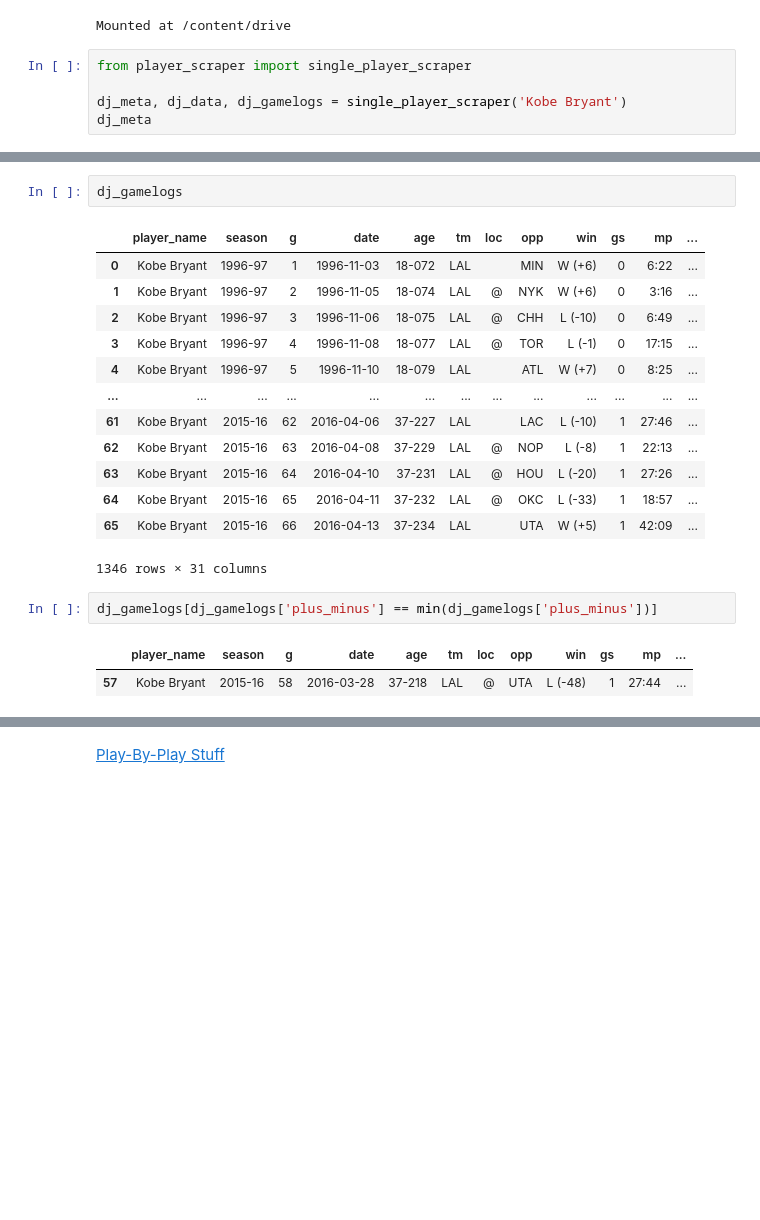
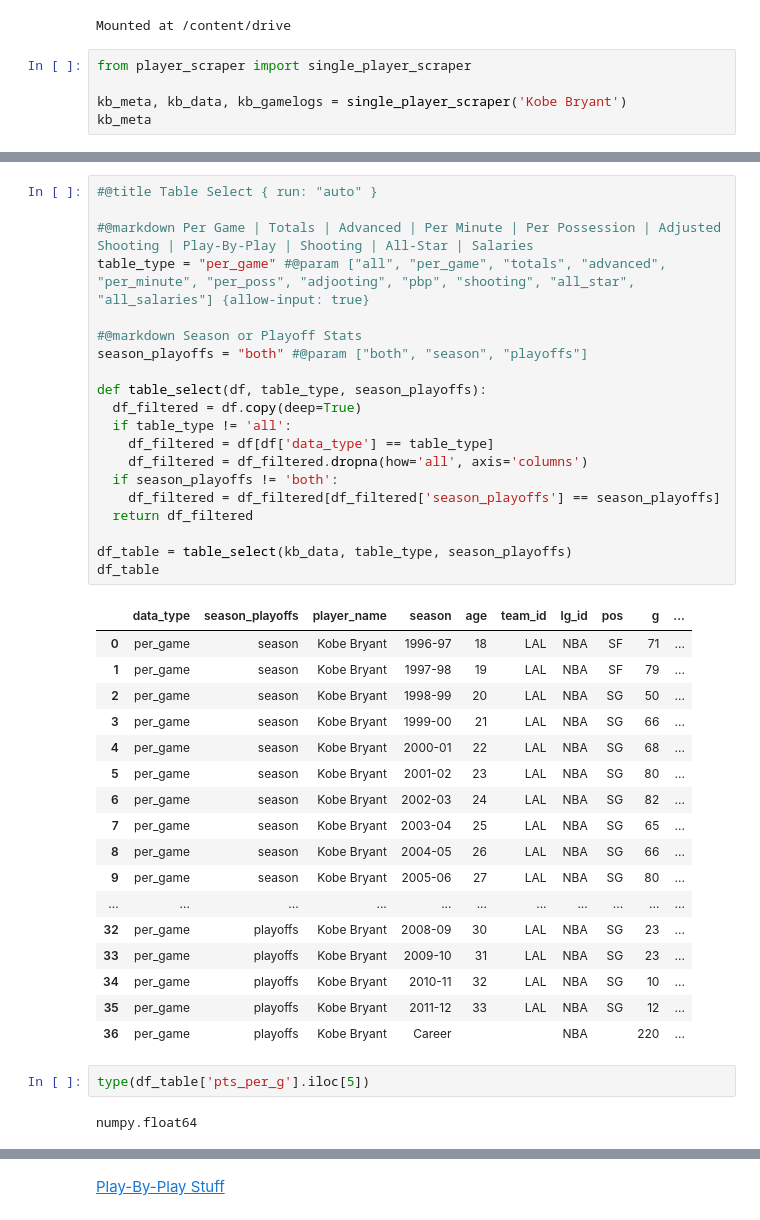
Before and after one commit to rahim-hashim/NBA-Prediction-Algorithms, a Jupyter notebook: single_player_search.ipynb, the cells around one changed output, grey strips where cells are left out. Cells and saved outputs as stored; diff of their text form; blank space fills up the shorter version.

```diff
--- a/single_player_search.ipynb
+++ b/single_player_search.ipynb
@@ -58,8 +58,8 @@ Mounted at /content/drive
 # %%
 from player_scraper import single_player_scraper
 
-dj_meta, dj_data, dj_gamelogs = single_player_scraper('Kobe Bryant')
-dj_meta
+kb_meta, kb_data, kb_gamelogs = single_player_scraper('Kobe Bryant')
+kb_meta
 # %% [output]
 Searching for name in: https://www.basketball-reference.com/players/b
   Joe Bryant (match score=0.857)
@@ -101,21 +70,42 @@ df_table = table_selector(dj_data)
-# %%
-dj_gamelogs
-# %% [output]
-|  | player_name | season | g | date | age | tm | loc | opp | win | gs | mp | ... |
-| 0 | Kobe Bryant | 1996-97 | 1 | 1996-11-03 | 18-072 | LAL |  | MIN | W (+6) | 0 | 6:22 | ... |
-| 1 | Kobe Bryant | 1996-97 | 2 | 1996-11-05 | 18-074 | LAL | @ | NYK | W (+6) | 0 | 3:16 | ... |
-| 2 | Kobe Bryant | 1996-97 | 3 | 1996-11-06 | 18-075 | LAL | @ | CHH | L (-10) | 0 | 6:49 | ... |
-| 3 | Kobe Bryant | 1996-97 | 4 | 1996-11-08 | 18-077 | LAL | @ | TOR | L (-1) | 0 | 17:15 | ... |
-| 4 | Kobe Bryant | 1996-97 | 5 | 1996-11-10 | 18-079 | LAL |  | ATL | W (+7) | 0 | 8:25 | ... |
-| ... | ... | ... | ... | ... | ... | ... | ... | ... | ... | ... | ... | ... |
-| 61 | Kobe Bryant | 2015-16 | 62 | 2016-04-06 | 37-227 | LAL |  | LAC | L (-10) | 1 | 27:46 | ... |
-| 62 | Kobe Bryant | 2015-16 | 63 | 2016-04-08 | 37-229 | LAL | @ | NOP | L (-8) | 1 | 22:13 | ... |
-| 63 | Kobe Bryant | 2015-16 | 64 | 2016-04-10 | 37-231 | LAL | @ | HOU | L (-20) | 1 | 27:26 | ... |
-| 64 | Kobe Bryant | 2015-16 | 65 | 2016-04-11 | 37-232 | LAL | @ | OKC | L (-33) | 1 | 18:57 | ... |
-| 65 | Kobe Bryant | 2015-16 | 66 | 2016-04-13 | 37-234 | LAL |  | UTA | W (+5) | 1 | 42:09 | ... |
-1346 rows × 31 columns
-# %%
-dj_gamelogs[dj_gamelogs['plus_minus'] == min(dj_gamelogs['plus_minus'])]
-# %% [output]
-|  | player_name | season | g | date | age | tm | loc | opp | win | gs | mp | ... |
-| 57 | Kobe Bryant | 2015-16 | 58 | 2016-03-28 | 37-218 | LAL | @ | UTA | L (-48) | 1 | 27:44 | ... |
+# %%
+#@title Table Select { run: "auto" }
+
+#@markdown Per Game | Totals | Advanced | Per Minute | Per Possession | Adjusted Shooting | Play-By-Play | Shooting | All-Star | Salaries
+table_type = "per_game" #@param ["all", "per_game", "totals", "advanced", "per_minute", "per_poss", "adjooting", "pbp", "shooting", "all_star", "all_salaries"] {allow-input: true}
+
+#@markdown Season or Playoff Stats
+season_playoffs = "both" #@param ["both", "season", "playoffs"]
+
+def table_select(df, table_type, season_playoffs):
+  df_filtered = df.copy(deep=True)
+  if table_type != 'all':
+    df_filtered = df[df['data_type'] == table_type]
+    df_filtered = df_filtered.dropna(how='all', axis='columns')
+  if season_playoffs != 'both':
+    df_filtered = df_filtered[df_filtered['season_playoffs'] == season_playoffs]
+  return df_filtered
+
+df_table = table_select(kb_data, table_type, season_playoffs)
+df_table
+# %% [output]
+|  | data_type | season_playoffs | player_name | season | age | team_id | lg_id | pos | g | ... |
+| 0 | per_game | season | Kobe Bryant | 1996-97 | 18 | LAL | NBA | SF | 71 | ... |
+| 1 | per_game | season | Kobe Bryant | 1997-98 | 19 | LAL | NBA | SF | 79 | ... |
+| 2 | per_game | season | Kobe Bryant | 1998-99 | 20 | LAL | NBA | SG | 50 | ... |
+| 3 | per_game | season | Kobe Bryant | 1999-00 | 21 | LAL | NBA | SG | 66 | ... |
+| 4 | per_game | season | Kobe Bryant | 2000-01 | 22 | LAL | NBA | SG | 68 | ... |
+| 5 | per_game | season | Kobe Bryant | 2001-02 | 23 | LAL | NBA | SG | 80 | ... |
+| 6 | per_game | season | Kobe Bryant | 2002-03 | 24 | LAL | NBA | SG | 82 | ... |
+| 7 | per_game | season | Kobe Bryant | 2003-04 | 25 | LAL | NBA | SG | 65 | ... |
+| 8 | per_game | season | Kobe Bryant | 2004-05 | 26 | LAL | NBA | SG | 66 | ... |
+| 9 | per_game | season | Kobe Bryant | 2005-06 | 27 | LAL | NBA | SG | 80 | ... |
+| ... | ... | ... | ... | ... | ... | ... | ... | ... | ... | ... |
+| 32 | per_game | playoffs | Kobe Bryant | 2008-09 | 30 | LAL | NBA | SG | 23 | ... |
+| 33 | per_game | playoffs | Kobe Bryant | 2009-10 | 31 | LAL | NBA | SG | 23 | ... |
+| 34 | per_game | playoffs | Kobe Bryant | 2010-11 | 32 | LAL | NBA | SG | 10 | ... |
+| 35 | per_game | playoffs | Kobe Bryant | 2011-12 | 33 | LAL | NBA | SG | 12 | ... |
+| 36 | per_game | playoffs | Kobe Bryant | Career |  |  | NBA |  | 220 | ... |
+# %%
+type(df_table['pts_per_g'].iloc[5])
+# %% [output]
+numpy.float64
```
Also changed, not shown: parts of 4 cells of this notebook, 23 other files.
